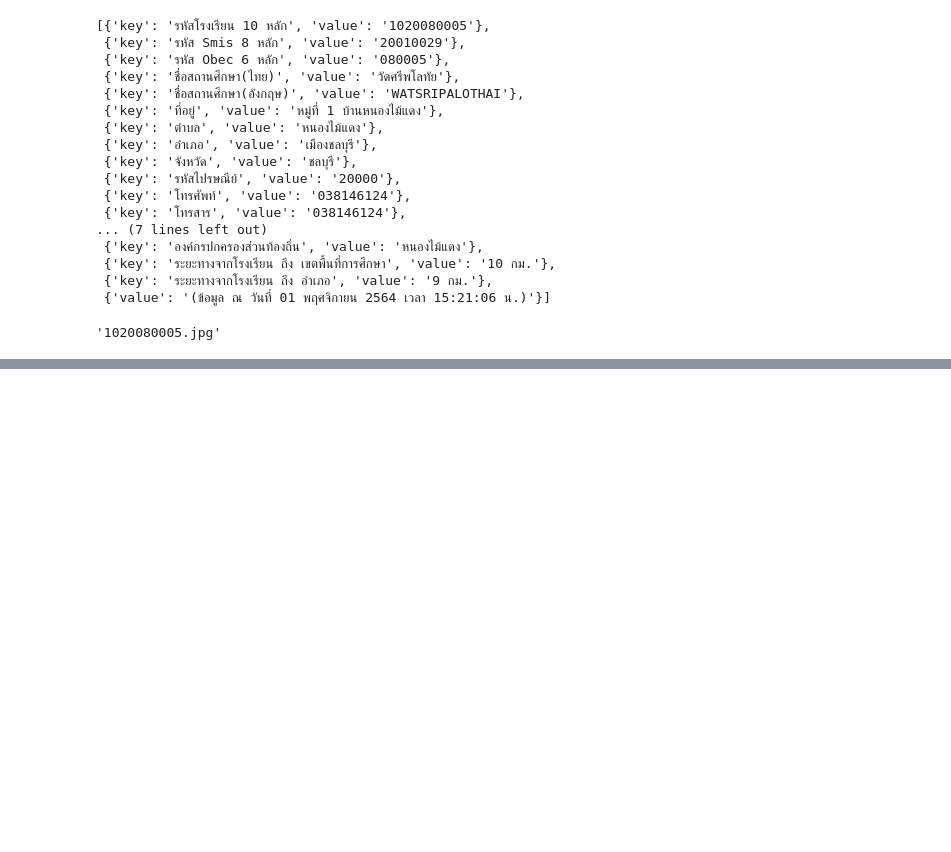
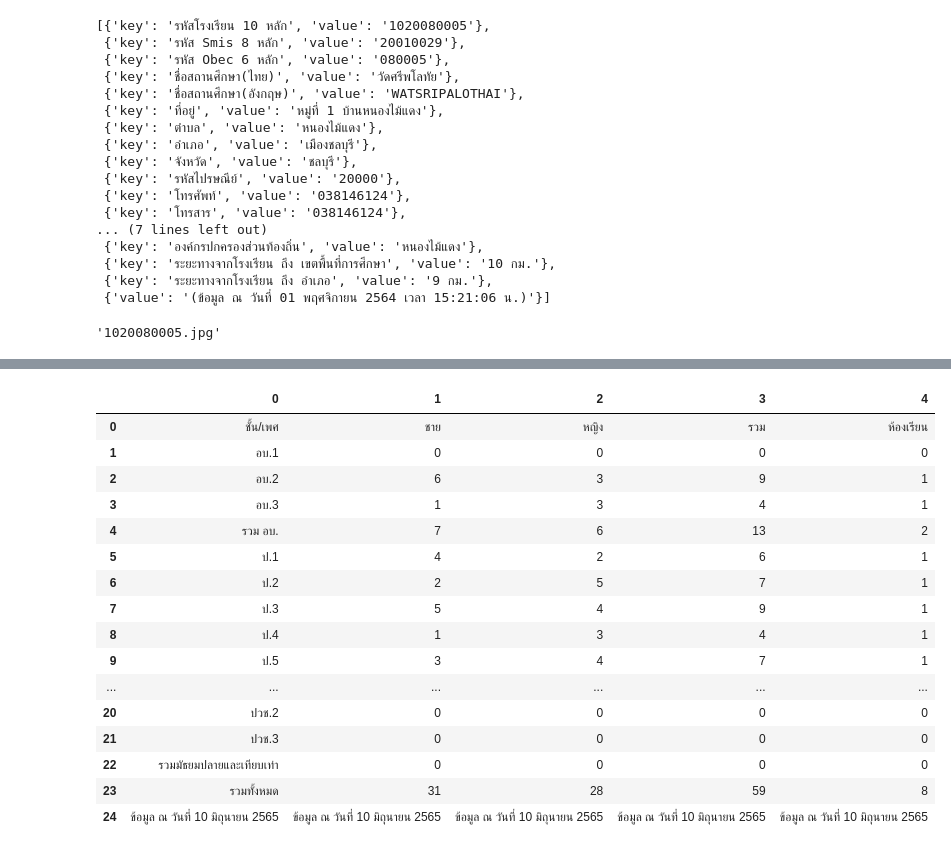
Before and after one commit to wevisdemo/open-school-data, a Jupyter notebook: school_data_scraper.ipynb, the cells around one changed output, grey strips where cells are left out. Cells and saved outputs as stored; diff of their text form; code cells hidden in the pictures; blank space fills up the shorter version.

```diff
--- a/school_data_scraper.ipynb
+++ b/school_data_scraper.ipynb
@@ -142,0 +155,20 @@ for div in soup.find_all('div'):
+# %%
+pd.read_html(sd['student'])[-1]
+# %% [output]
+|  | 0 | 1 | 2 | 3 | 4 |
+| 0 | ชั้น/เพศ | ชาย | หญิง | รวม | ห้องเรียน |
+| 1 | อบ.1 | 0 | 0 | 0 | 0 |
+| 2 | อบ.2 | 6 | 3 | 9 | 1 |
+| 3 | อบ.3 | 1 | 3 | 4 | 1 |
+| 4 | รวม อบ. | 7 | 6 | 13 | 2 |
+| 5 | ป.1 | 4 | 2 | 6 | 1 |
+| 6 | ป.2 | 2 | 5 | 7 | 1 |
+| 7 | ป.3 | 5 | 4 | 9 | 1 |
+| 8 | ป.4 | 1 | 3 | 4 | 1 |
+| 9 | ป.5 | 3 | 4 | 7 | 1 |
+| ... | ... | ... | ... | ... | ... |
+| 20 | ปวช.2 | 0 | 0 | 0 | 0 |
+| 21 | ปวช.3 | 0 | 0 | 0 | 0 |
+| 22 | รวมมัธยมปลายและเทียบเท่า | 0 | 0 | 0 | 0 |
+| 23 | รวมทั้งหมด | 31 | 28 | 59 | 8 |
+| 24 | ข้อมูล ณ วันที่ 10 มิถุนายน 2565 | ข้อมูล ณ วันที่ 10 มิถุนายน 2565 | ข้อมูล ณ วันที่ 10 มิถุนายน 2565 | ข้อมูล ณ วันที่ 10 มิถุนายน 2565 | ข้อมูล ณ วันที่ 10 มิถุนายน 2565 |
```
Also changed, not shown: parts of 14 cells of this notebook, 5 other files.
